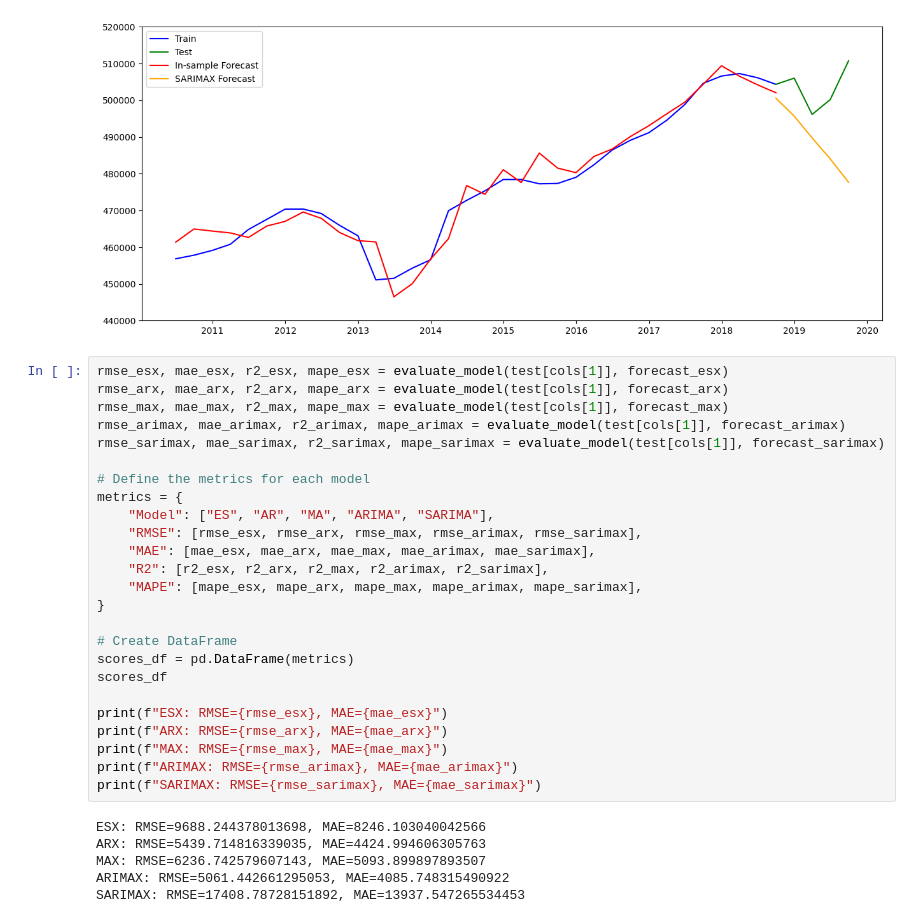
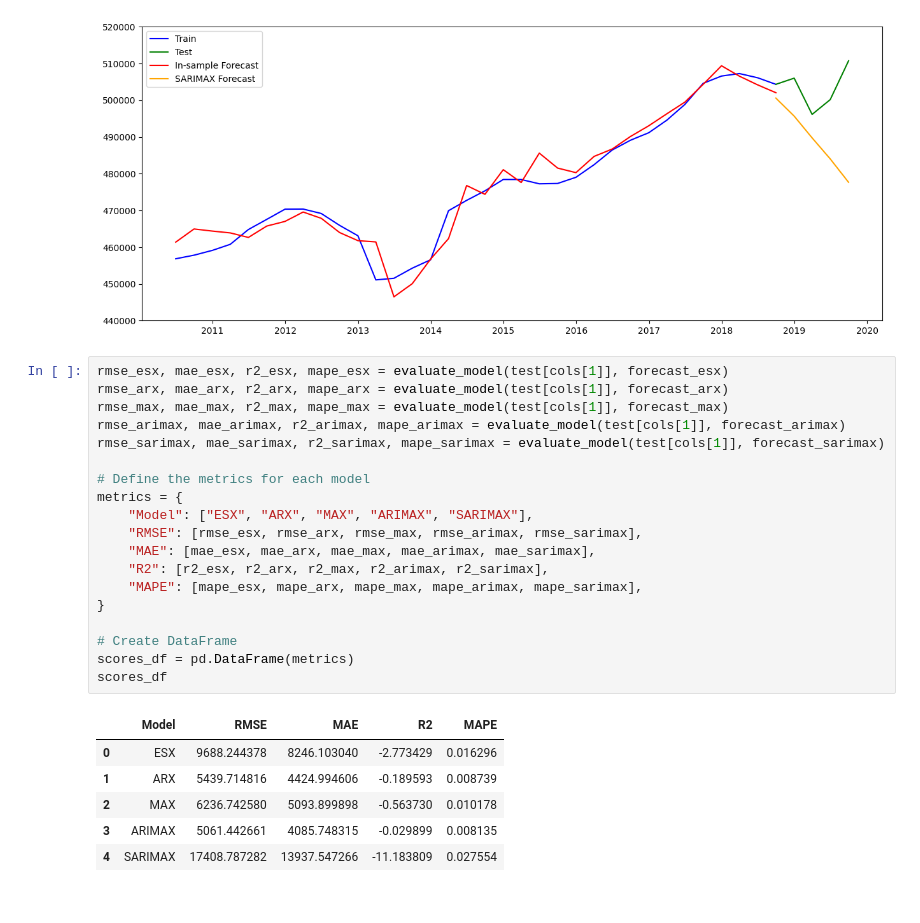
Before and after one commit to YoushaExT/time-series-forecasting, a Jupyter notebook: tsf2_extra_variables.ipynb, the cells around one changed output. Saved outputs shown, nothing was run; the diff lists cells and outputs as text.

```diff
--- a/tsf2_extra_variables.ipynb
+++ b/tsf2_extra_variables.ipynb
@@ -497,31 +497,26 @@ CONVERGENCE: REL_REDUCTION_OF_F_<=_FACTR*EPSMCH
 # %%
 rmse_esx, mae_esx, r2_esx, mape_esx = evaluate_model(test[cols[1]], forecast_esx)
 rmse_arx, mae_arx, r2_arx, mape_arx = evaluate_model(test[cols[1]], forecast_arx)
 rmse_max, mae_max, r2_max, mape_max = evaluate_model(test[cols[1]], forecast_max)
 rmse_arimax, mae_arimax, r2_arimax, mape_arimax = evaluate_model(test[cols[1]], forecast_arimax)
 rmse_sarimax, mae_sarimax, r2_sarimax, mape_sarimax = evaluate_model(test[cols[1]], forecast_sarimax)
 
 # Define the metrics for each model
 metrics = {
-    "Model": ["ES", "AR", "MA", "ARIMA", "SARIMA"],
+    "Model": ["ESX", "ARX", "MAX", "ARIMAX", "SARIMAX"],
     "RMSE": [rmse_esx, rmse_arx, rmse_max, rmse_arimax, rmse_sarimax],
     "MAE": [mae_esx, mae_arx, mae_max, mae_arimax, mae_sarimax],
     "R2": [r2_esx, r2_arx, r2_max, r2_arimax, r2_sarimax],
     "MAPE": [mape_esx, mape_arx, mape_max, mape_arimax, mape_sarimax],
 }
 
 # Create DataFrame
 scores_df = pd.DataFrame(metrics)
 scores_df
-
-print(f"ESX: RMSE={rmse_esx}, MAE={mae_esx}")
-print(f"ARX: RMSE={rmse_arx}, MAE={mae_arx}")
-print(f"MAX: RMSE={rmse_max}, MAE={mae_max}")
-print(f"ARIMAX: RMSE={rmse_arimax}, MAE={mae_arimax}")
-print(f"SARIMAX: RMSE={rmse_sarimax}, MAE={mae_sarimax}")
 # %% [output]
-ESX: RMSE=9688.244378013698, MAE=8246.103040042566
-ARX: RMSE=5439.714816339035, MAE=4424.994606305763
-MAX: RMSE=6236.742579607143, MAE=5093.899897893507
-ARIMAX: RMSE=5061.442661295053, MAE=4085.748315490922
-SARIMAX: RMSE=17408.78728151892, MAE=13937.547265534453
+|  | Model | RMSE | MAE | R2 | MAPE |
+| 0 | ESX | 9688.244378 | 8246.103040 | -2.773429 | 0.016296 |
+| 1 | ARX | 5439.714816 | 4424.994606 | -0.189593 | 0.008739 |
+| 2 | MAX | 6236.742580 | 5093.899898 | -0.563730 | 0.010178 |
+| 3 | ARIMAX | 5061.442661 | 4085.748315 | -0.029899 | 0.008135 |
+| 4 | SARIMAX | 17408.787282 | 13937.547266 | -11.183809 | 0.027554 |
```
Also changed, not shown: parts of 1 cell of this notebook.
